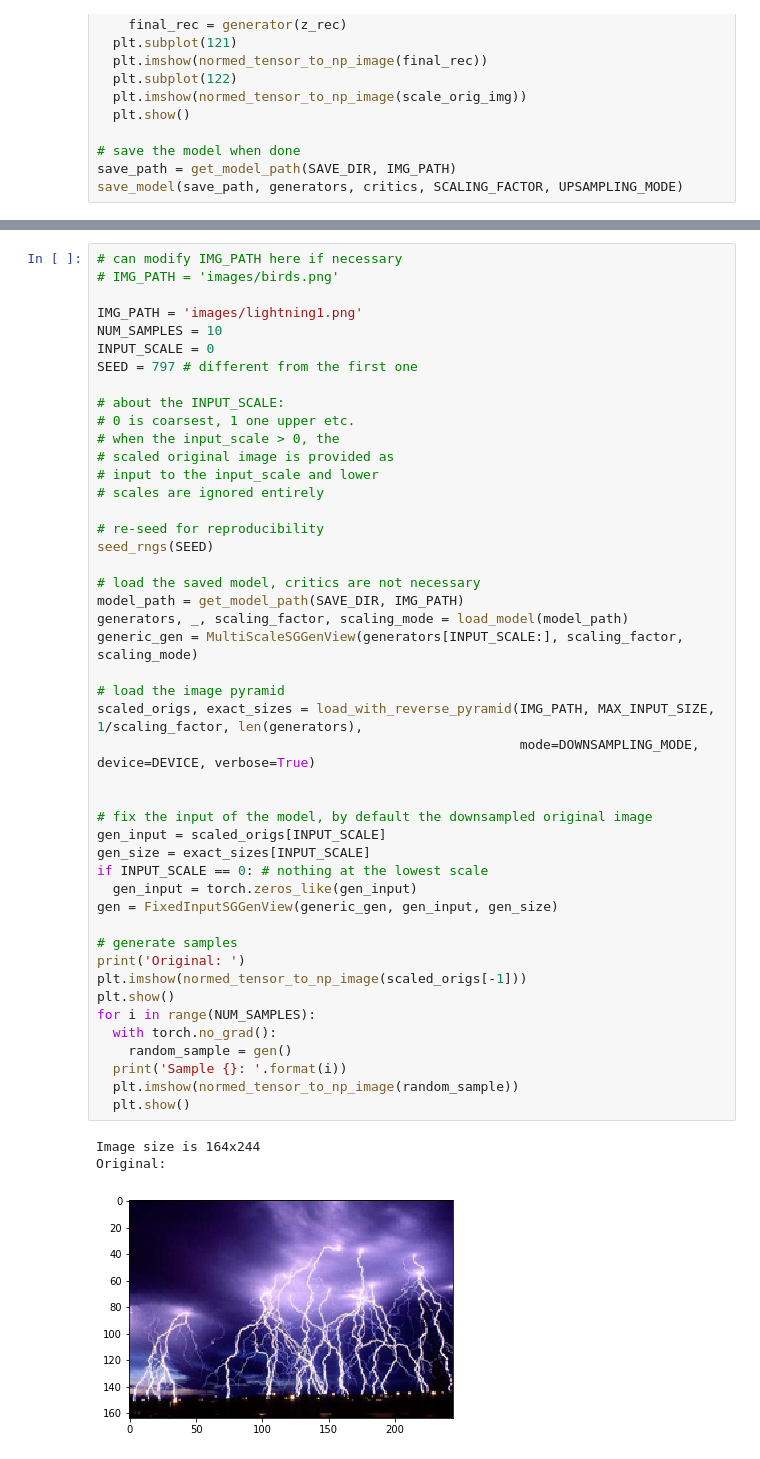
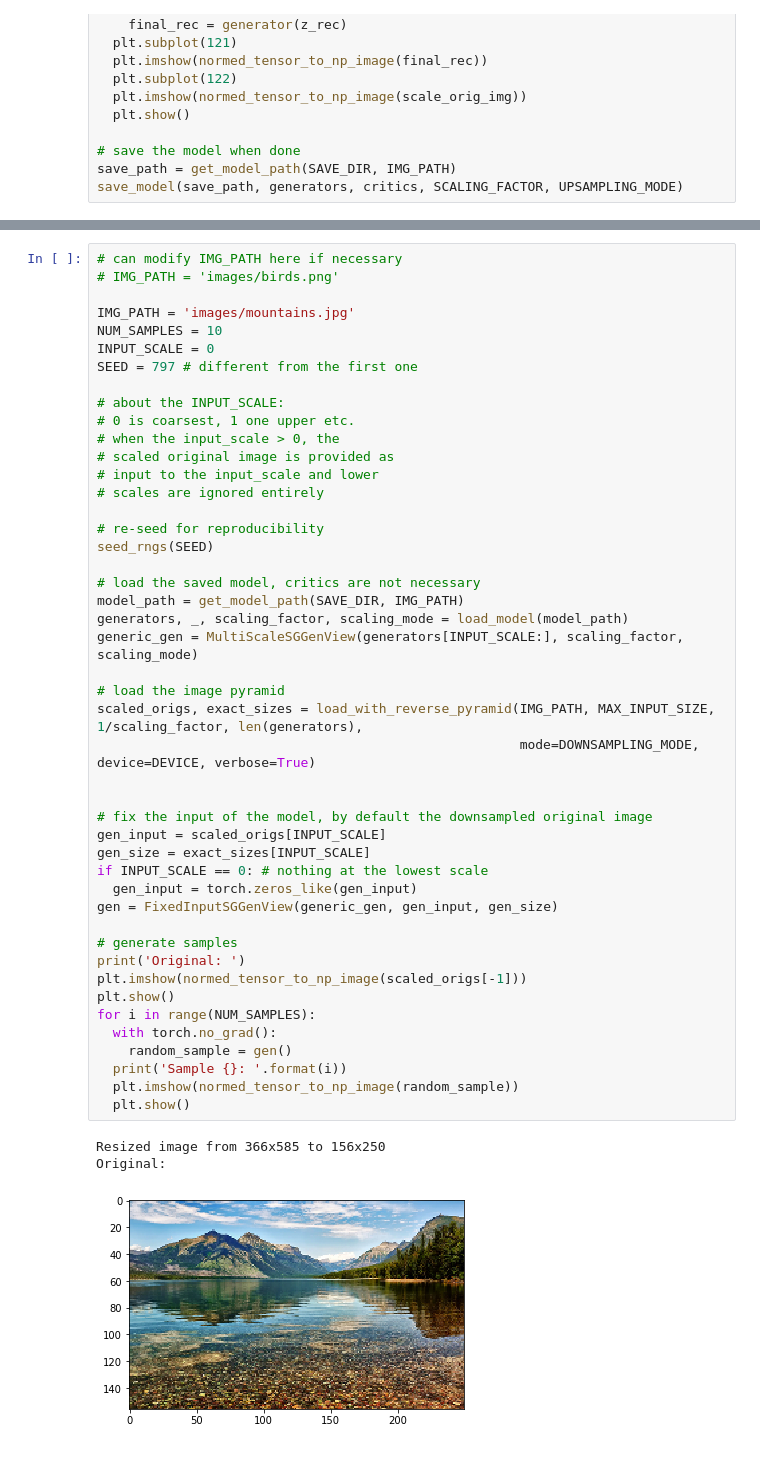
Before and after one commit to denizmsayin/singan, a Jupyter notebook: run.ipynb, the cells around one changed output, grey strips where cells are left out. Drawn from its saved outputs; the diff is of its cells as text.

```diff
--- a/run.ipynb
+++ b/run.ipynb
@@ -219,7 +228,7 @@ save_model(save_path, generators, critics, SCALING_FACTOR, UPSAMPLING_MODE)
 # can modify IMG_PATH here if necessary
 # IMG_PATH = 'images/birds.png'
 
-IMG_PATH = 'images/lightning1.png'
+IMG_PATH = 'images/mountains.jpg'
 NUM_SAMPLES = 10
 INPUT_SCALE = 0
 SEED = 797 # different from the first one
@@ -236,33 +245,33 @@ seed_rngs(SEED)
 
 # load the saved model, critics are not necessary
 model_path = get_model_path(SAVE_DIR, IMG_PATH)
 generators, _, scaling_factor, scaling_mode = load_model(model_path)
 generic_gen = MultiScaleSGGenView(generators[INPUT_SCALE:], scaling_factor, scaling_mode)
 
 # load the image pyramid
 scaled_origs, exact_sizes = load_with_reverse_pyramid(IMG_PATH, MAX_INPUT_SIZE, 1/scaling_factor, len(generators),
                                                       mode=DOWNSAMPLING_MODE, device=DEVICE, verbose=True)
 
 
 # fix the input of the model, by default the downsampled original image
 gen_input = scaled_origs[INPUT_SCALE]
 gen_size = exact_sizes[INPUT_SCALE]
 if INPUT_SCALE == 0: # nothing at the lowest scale
   gen_input = torch.zeros_like(gen_input)
 gen = FixedInputSGGenView(generic_gen, gen_input, gen_size)
 
 # generate samples
 print('Original: ')
 plt.imshow(normed_tensor_to_np_image(scaled_origs[-1]))
 plt.show()
 for i in range(NUM_SAMPLES):
   with torch.no_grad():
     random_sample = gen()
   print('Sample {}: '.format(i))
   plt.imshow(normed_tensor_to_np_image(random_sample))
   plt.show()
 # %% [output]
-Image size is 164x244
+Resized image from 366x585 to 156x250
 Original:
-[figure, old version]
+[figure, new version]
 Sample 0:
```
Also changed, not shown: parts of 7 cells of this notebook.
